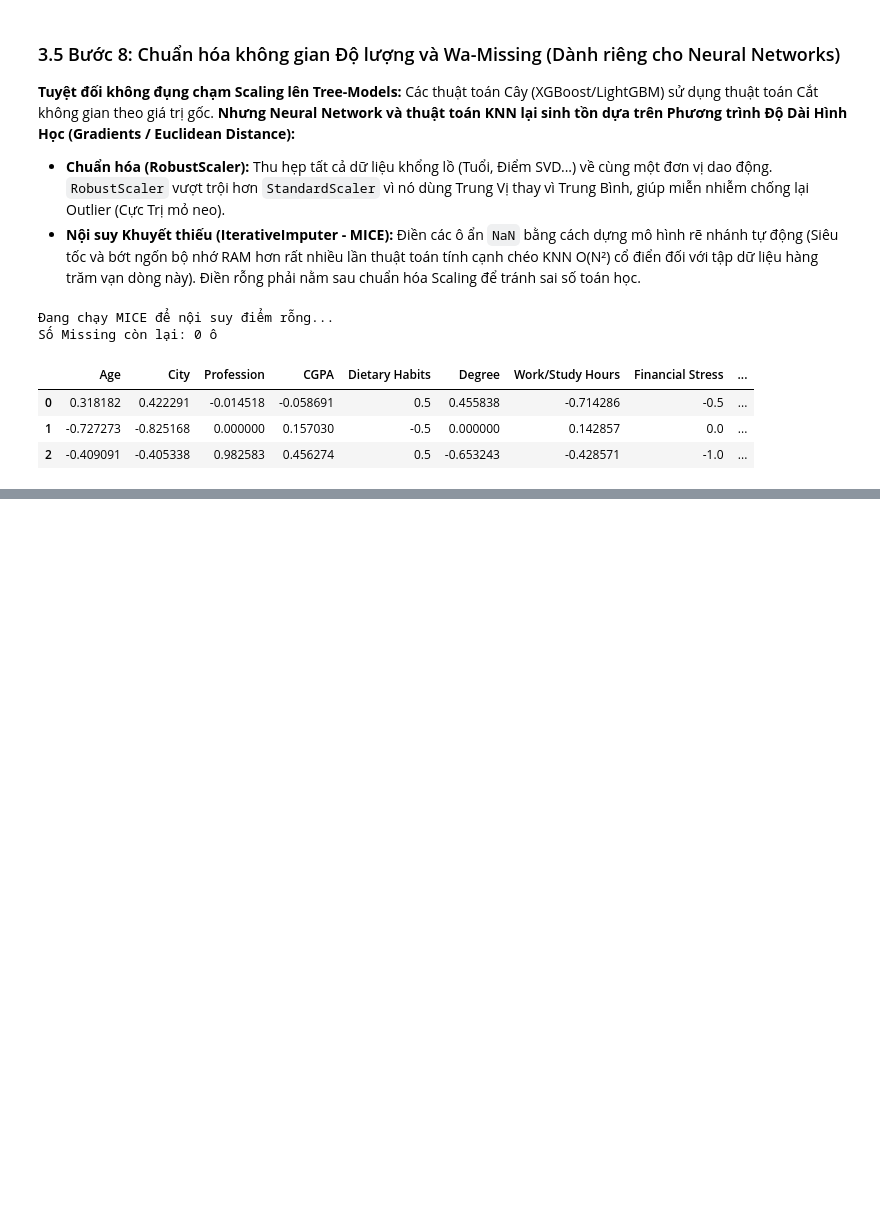
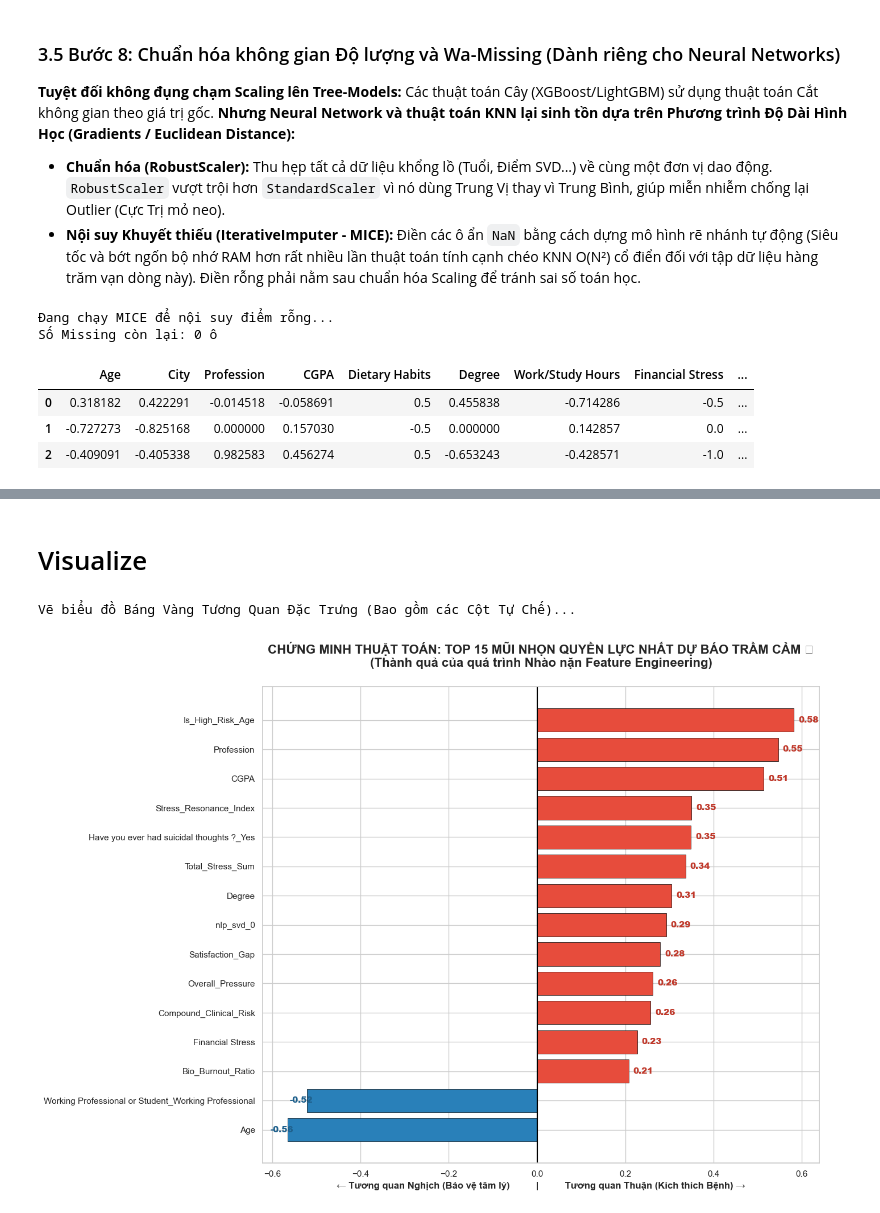
Before and after one commit to s4lt1f0l/Exploring-Mental-Health-Data, a Jupyter notebook: notebooks/02_preprocessing_fe.ipynb, the cells around one changed output, grey strips where cells are left out. Drawn from its saved outputs; the diff is of its cells as text; code cells hidden in the pictures; blank space fills up the shorter version.

Commit message:
feat: complete preprocessing and feature engineer

```diff
--- a/notebooks/02_preprocessing_fe.ipynb
+++ b/notebooks/02_preprocessing_fe.ipynb
@@ -779,0 +862,51 @@ Tạo lập một cột "Niêm phong" (tên là `KFOLD`) trực tiếp dính th
+# %% [markdown]
+# Visualize
+# %%
+def visualize_feature_power(X_train, y_train):
+    print("Vẽ biểu đồ Báng Vàng Tương Quan Đặc Trưng (Bao gồm các Cột Tự Chế)...")
+
+    # 1. Nối tạm Target vào để Toán học hoạt động
+    df_plot = X_train.copy()
+    df_plot['Target_Depression'] = y_train
+
+    # 2. Tính ma trận Pearson thẳng góc với riêng Cột Target
+    corr_matrix = df_plot.corr(numeric_only=True)
+    target_corr = corr_matrix['Target_Depression'].drop('Target_Depression')
+
+    # 3. Lấy Trị tuyệt đối để xếp hạng sức đẩy (Vì âm -0.5 hay dương +0.5 đều là đẩy cực mạnh)
+    # Rút ra Top 15 cái tên quyền lực nhất
+    top_features = target_corr.abs().sort_values(ascending=False).head(15).index
+    plot_data = target_corr[top_features].sort_values() # Xếp hàng lại từ nhỏ đến lớn để vẽ thanh ngang
+
+    # 4. Tung cọ vẽ
+    sns.set_theme(style="whitegrid")
+    fig, ax = plt.subplots(figsize=(14, 10))
+
+    # Đổ màu: Đỏ là Yếu tố sinh Trầm Cảm (Tỷ lệ thuận), Xanh là Yếu tố Hạnh phúc (Tỷ lệ nghịch)
+    colors = ['#e74c3c' if val > 0 else '#2980b9' for val in plot_data.values]
+
+    bars = ax.barh(plot_data.index, plot_data.values, color=colors, edgecolor='black', linewidth=0.5)
+
+    # Trang trí Text
+    ax.axvline(x=0, color='black', linewidth=1.5)
+    ax.set_title('CHỨNG MINH THUẬT TOÁN: TOP 15 MŨI NHỌN QUYỀN LỰC NHẤT DỰ BÁO TRẦM CẢM 🏆\n(Thành quả của quá trình Nhào nặn Feature Engineering)',
+                 fontsize=16, fontweight='bold', pad=25)
+    ax.set_xlabel('← Tương quan Nghịch (Bảo vệ tâm lý)          |          Tương quan Thuận (Kích thích Bệnh) →',
+                  fontsize=12, fontweight='bold')
+
+    # In mấy con số lơ lửng trên Thanh Bar
+    for bar in bars:
+        width = bar.get_width()
+        # Đẩy chữ sang trái/phải dựa vào âm hay dương
+        label_x_pos = width + 0.01 if width > 0 else width - 0.04
+        ax.text(label_x_pos, bar.get_y() + bar.get_height()/2, f'{width:.2f}',
+                 va='center', fontsize=11, fontweight='black',
+                 color='#c0392b' if width > 0 else '#1f618d')
+
+    plt.tight_layout()
+    plt.show()
+# =========== CHẠY HÀM =================
+visualize_feature_power(X_train_tree, y_train)
+# %% [output]
+Vẽ biểu đồ Báng Vàng Tương Quan Đặc Trưng (Bao gồm các Cột Tự Chế)...
+[figure, added]
```
Also changed, not shown: parts of 8 cells of this notebook, 9 other files.
